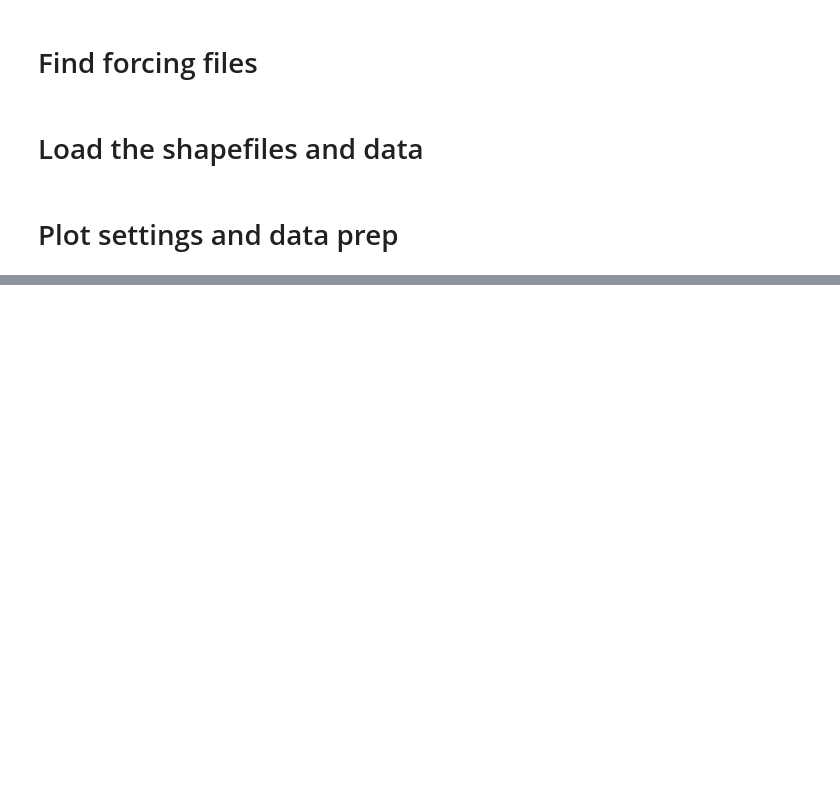
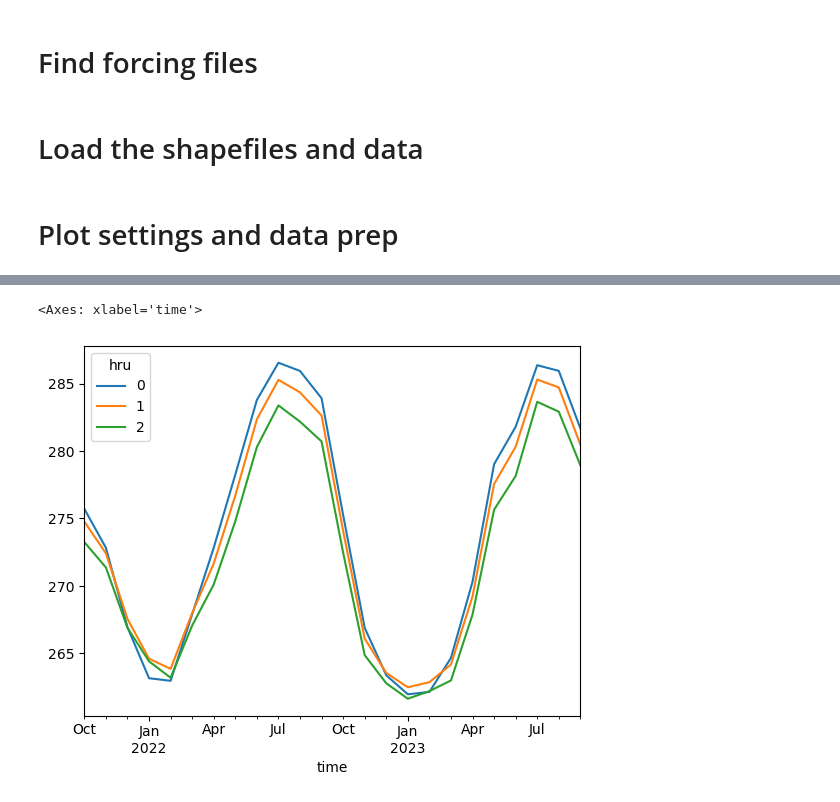
Before and after one commit to dlhogan97/mtn_hydro_pysumma, a Jupyter notebook: 7_visualization/forcing_grid_vs_catchment_averaged.ipynb, the cells around one changed output, grey strips where cells are left out. Cells and saved outputs as stored; diff of their text form; code cells hidden in the pictures; blank space fills up the shorter version.

```diff
--- a/7_visualization/forcing_grid_vs_catchment_averaged.ipynb
+++ b/7_visualization/forcing_grid_vs_catchment_averaged.ipynb
@@ -121,0 +131,5 @@ axs[axId].set_ylabel('Latitude [degrees North]');
+# %%
+forcing_basin[var].resample(time='1M').mean().to_pandas().plot()
+# %% [output]
+<Axes: xlabel='time'>
+[figure, added]
```
Also changed, not shown: parts of 4 cells of this notebook, 28 other files.
